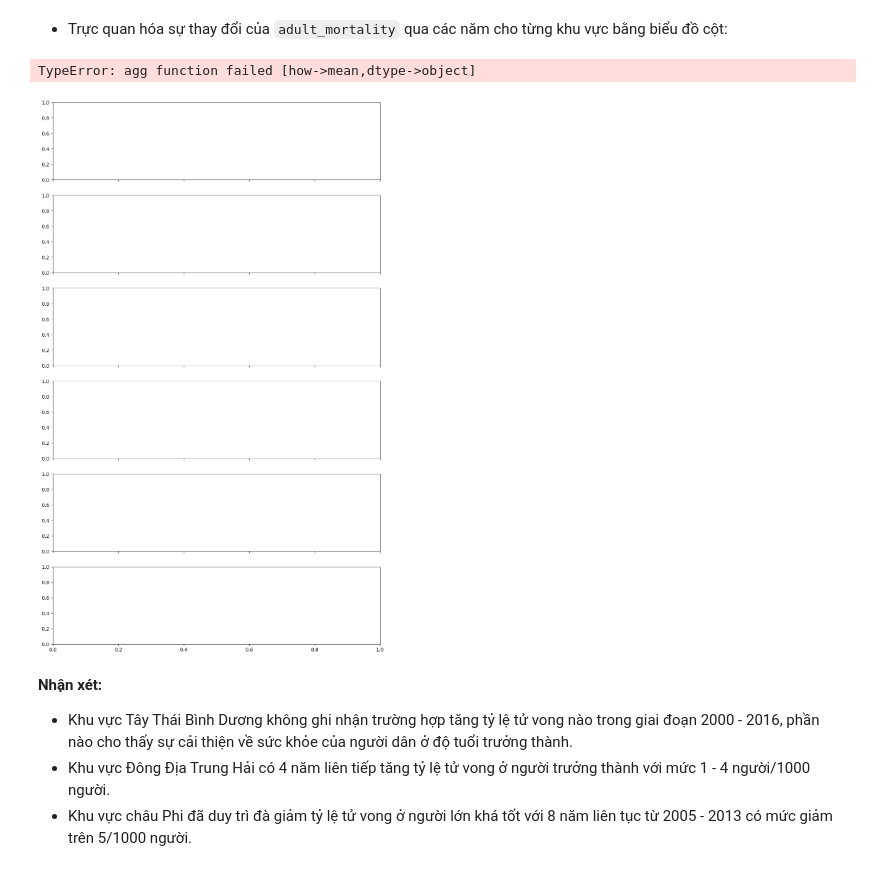
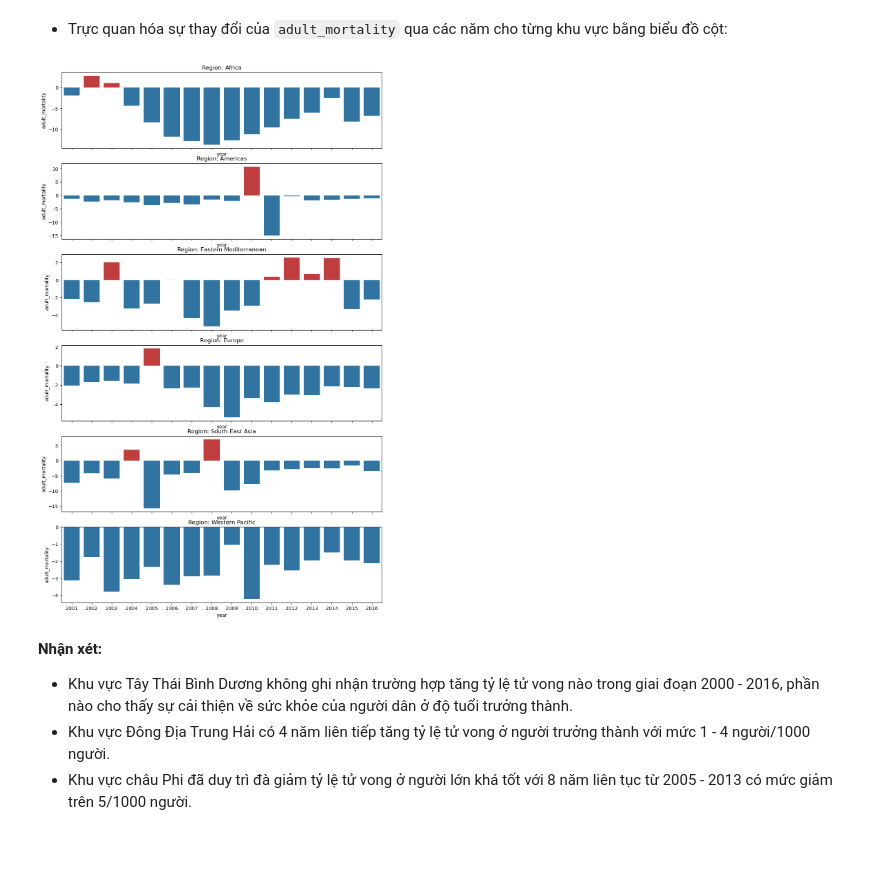
Before and after one commit to asde3458/P4DS, a Jupyter notebook: Source/Question.ipynb, the cells around one changed output. Saved outputs shown, nothing was run; the diff lists cells and outputs as text; code cells hidden in the pictures.

```diff
--- a/Source/Question.ipynb
+++ b/Source/Question.ipynb
@@ -619,19 +619,19 @@ mature_pop_attr_diff.describe()
 # %%
 regions = mature_pop_attr_diff.region.unique()
 fig, axes = plt.subplots(regions.size, figsize=(12, 20), sharex=True)
 for i, region in enumerate(regions):
     df = mature_pop_attr_diff[mature_pop_attr_diff.region == region]
-    df = df.groupby('year').mean().reset_index()
+    df = df.groupby('year').mean(numeric_only=True).reset_index()
+
     custom_palette = np.where(df.adult_mortality > 0, 'tab:red', 'tab:blue')
     sns.barplot(x='year', y='adult_mortality', data=df,
                palette=custom_palette, ax=axes[i])
 
     axes[i].set_title(f'Region: {region}')
 
 fig.show()
 # %% [output]
-TypeError: agg function failed [how->mean,dtype->object]
-[figure, old version]
+[figure, new version]
 # %% [markdown]
 **Nhận xét:**
 - Khu vực Tây Thái Bình Dương không ghi nhận trường hợp tăng tỷ lệ tử vong nào trong giai đoạn 2000 - 2016, phần nào cho thấy sự cải thiện về sức khỏe của người dân ở độ tuổi trưởng thành.
```
Also changed, not shown: parts of 2 cells of this notebook, 1 other file.
